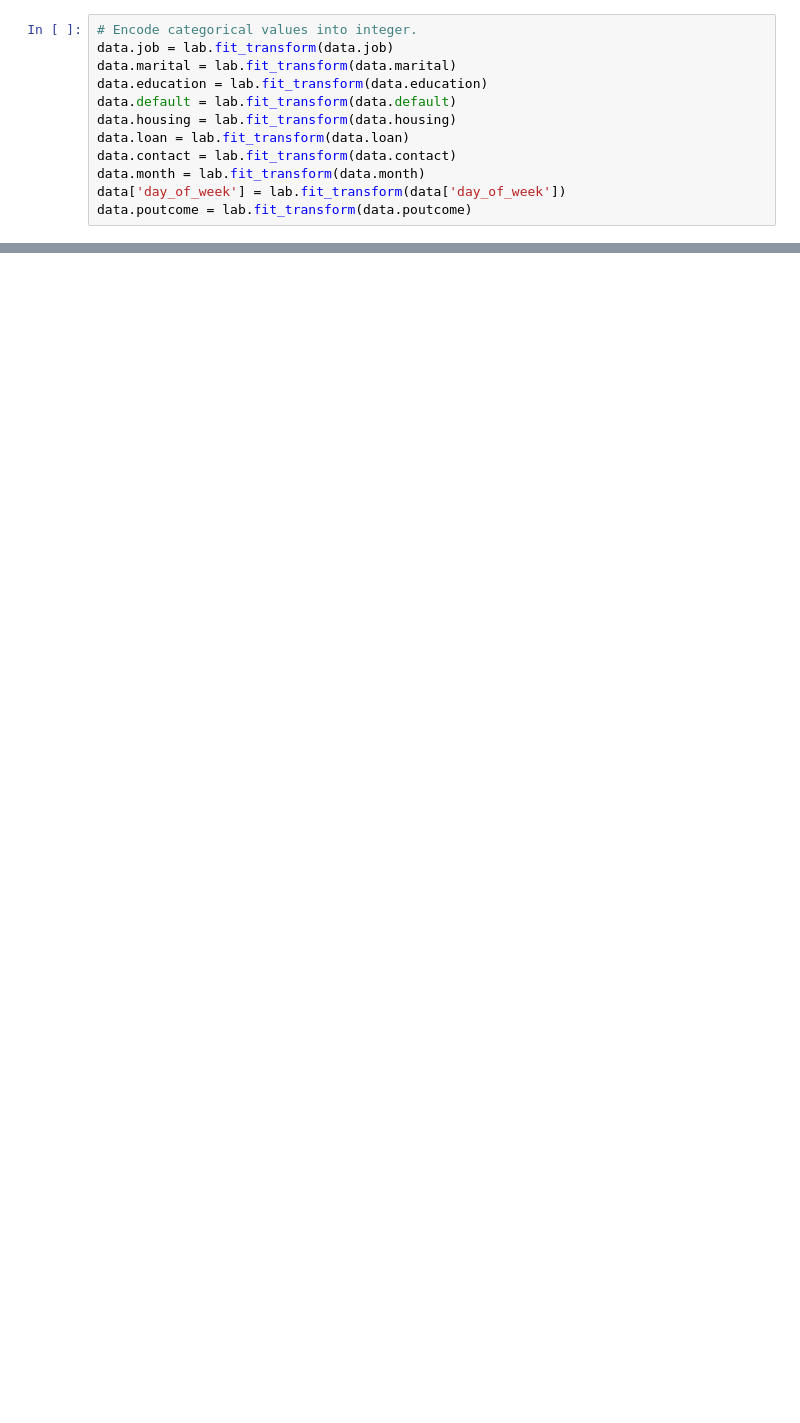
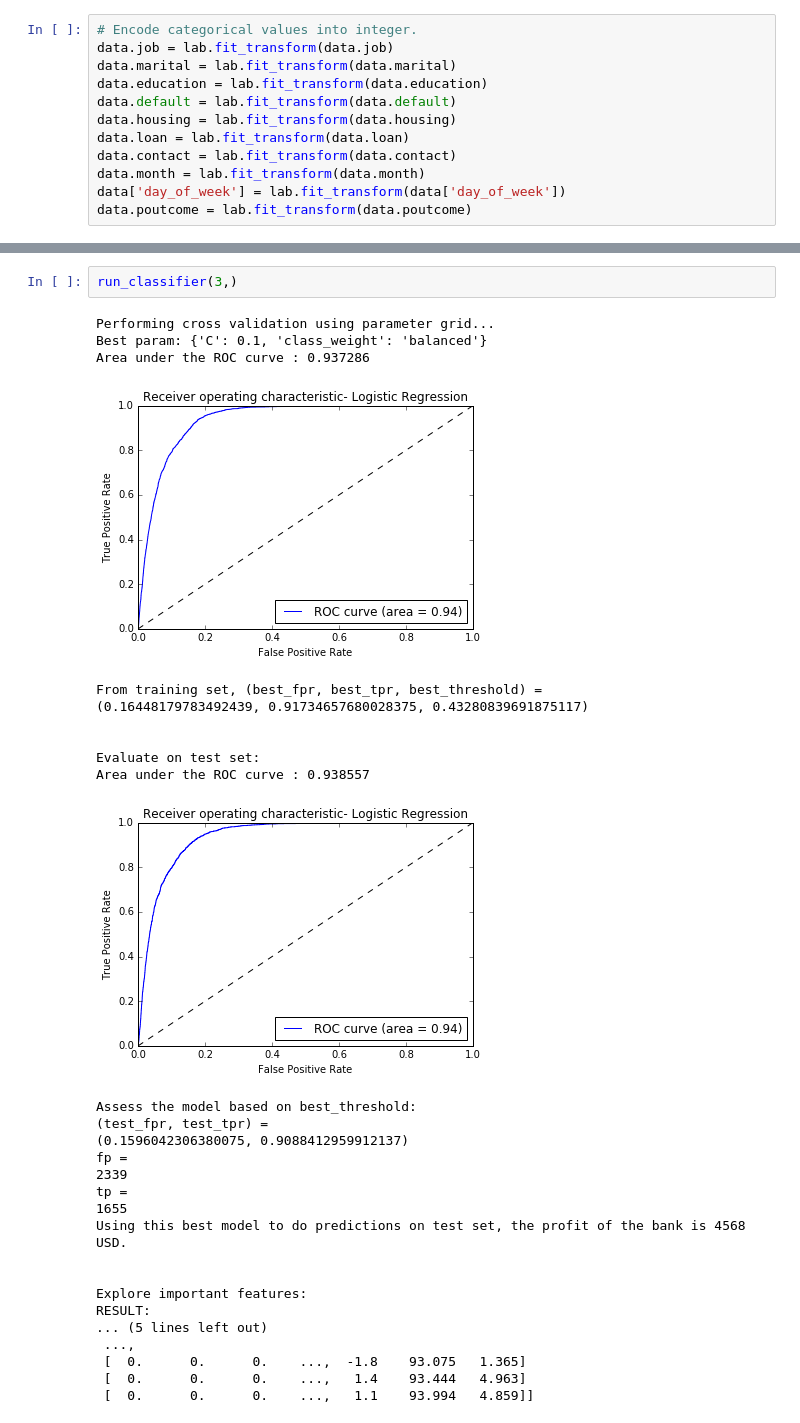
Before and after one commit to csak4718/bank_marketing, a Jupyter notebook: telemarketing_predictor_v2.ipynb, the cells around one changed output, grey strips where cells are left out. Drawn from its saved outputs; the diff is of its cells as text; blank space fills up the shorter version.

```diff
--- a/telemarketing_predictor_v2.ipynb
+++ b/telemarketing_predictor_v2.ipynb
@@ -327,3 +577,34 @@ def plot_roc_curve(fpr, tpr, roc_auc, classifier_name):
+# %%
+run_classifier(3,)
+# %% [output]
+Performing cross validation using parameter grid...
+Best param: {'C': 0.1, 'class_weight': 'balanced'}
+Area under the ROC curve : 0.937286
+[figure, added]
+From training set, (best_fpr, best_tpr, best_threshold) =
+(0.16448179783492439, 0.91734657680028375, 0.43280839691875117)
+
+
+Evaluate on test set:
+Area under the ROC curve : 0.938557
+[figure, added]
+Assess the model based on best_threshold:
+(test_fpr, test_tpr) =
+(0.1596042306380075, 0.9088412959912137)
+fp =
+2339
+tp =
+1655
+Using this best model to do predictions on test set, the profit of the bank is 4568 USD.
+
+
+Explore important features:
+RESULT:
+... (5 lines left out)
+ ...,
+ [  0.      0.      0.    ...,  -1.8    93.075   1.365]
+ [  0.      0.      0.    ...,   1.4    93.444   4.963]
+ [  0.      0.      0.    ...,   1.1    93.994   4.859]]
 # %%
 run_classifier(2)
 # %% [output]
```
Also changed, not shown: parts of 24 cells of this notebook, 5 other files.
